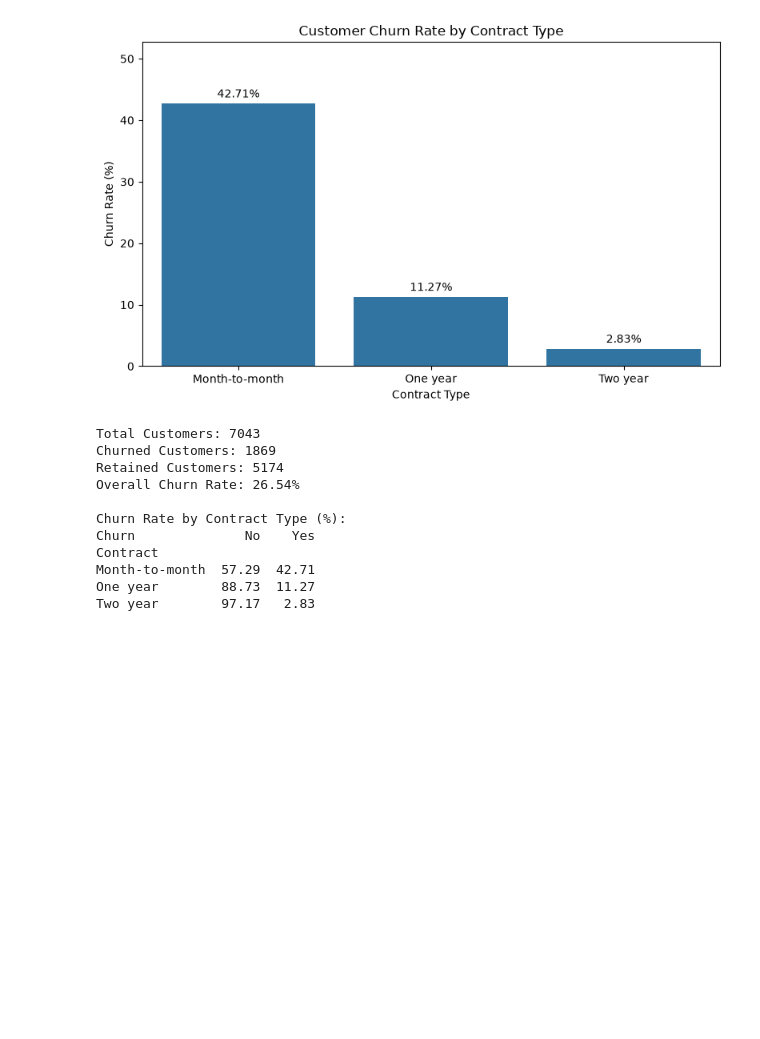
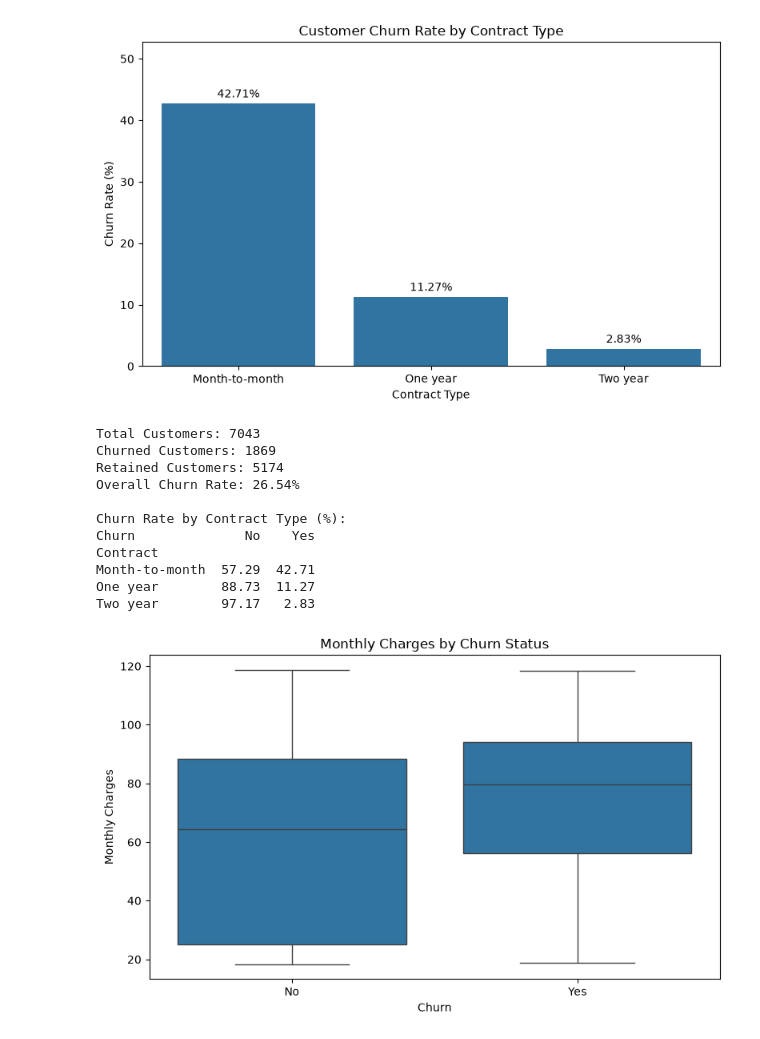
Before and after one commit to Srichethanapolaki/customer-churn-prediction, a Jupyter notebook: notebooks/churn_analysis_rebuilt.ipynb, the cells around one changed output. Saved outputs shown, nothing was run; the diff lists cells and outputs as text; code cells hidden in the pictures; blank space fills up the shorter version.

Commit message:
Complete churn EDA and add visualizations

```diff
--- a/notebooks/churn_analysis_rebuilt.ipynb
+++ b/notebooks/churn_analysis_rebuilt.ipynb
@@ -391,3 +391,24 @@ Contract
 Month-to-month  57.29  42.71
 One year        88.73  11.27
 Two year        97.17   2.83
+# %%
+# Analyze churn based on monthly charges
+
+import matplotlib.pyplot as plt
+import seaborn as sns
+
+plt.figure(figsize=(8, 5))
+
+sns.boxplot(
+    data=df,
+    x="Churn",
+    y="MonthlyCharges"
+)
+
+plt.title("Monthly Charges by Churn Status")
+plt.xlabel("Churn")
+plt.ylabel("Monthly Charges")
+plt.tight_layout()
+plt.show()
+# %% [output]
+[figure, added]
```
Also changed, not shown: parts of 2 cells of this notebook.
